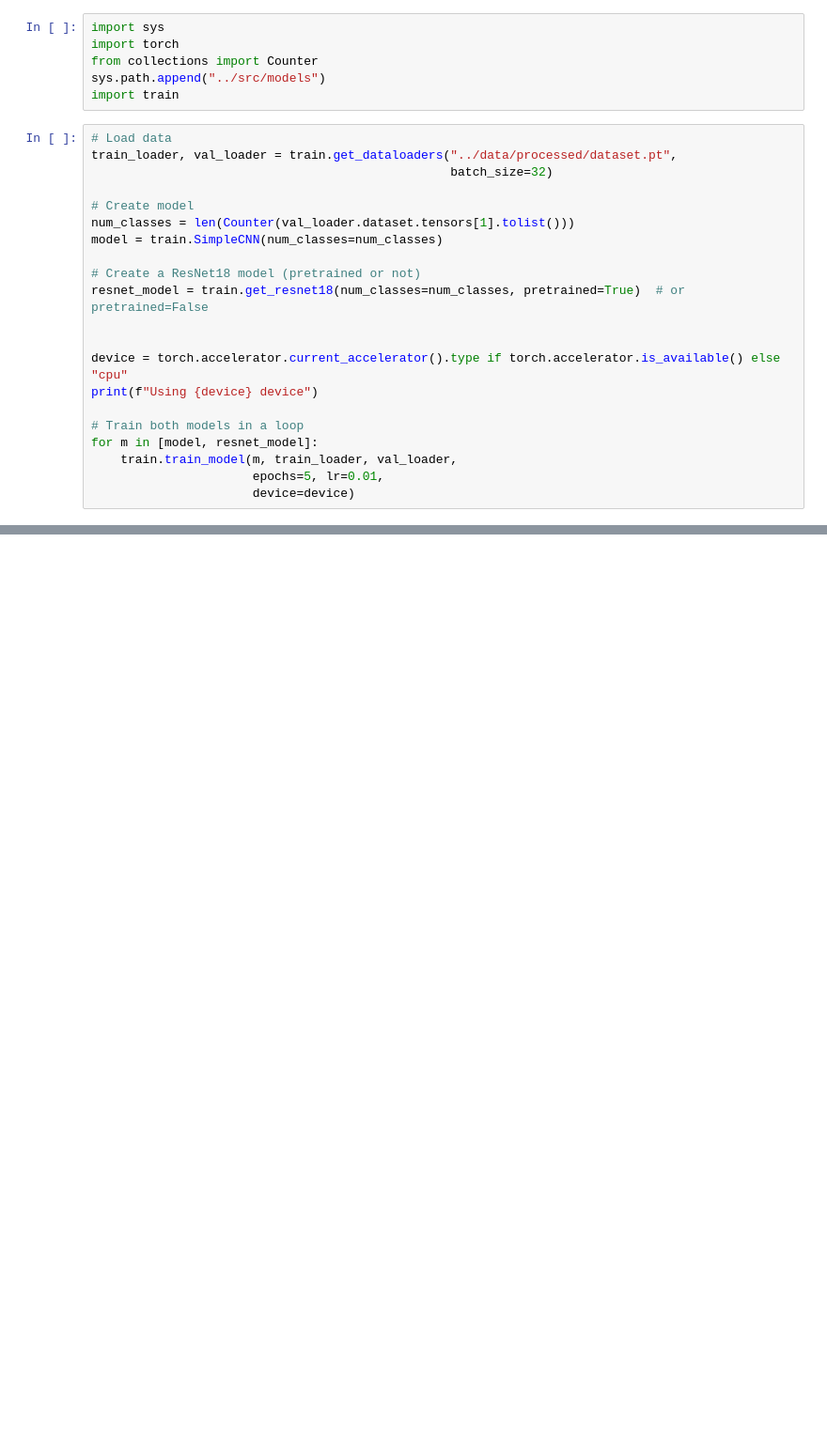
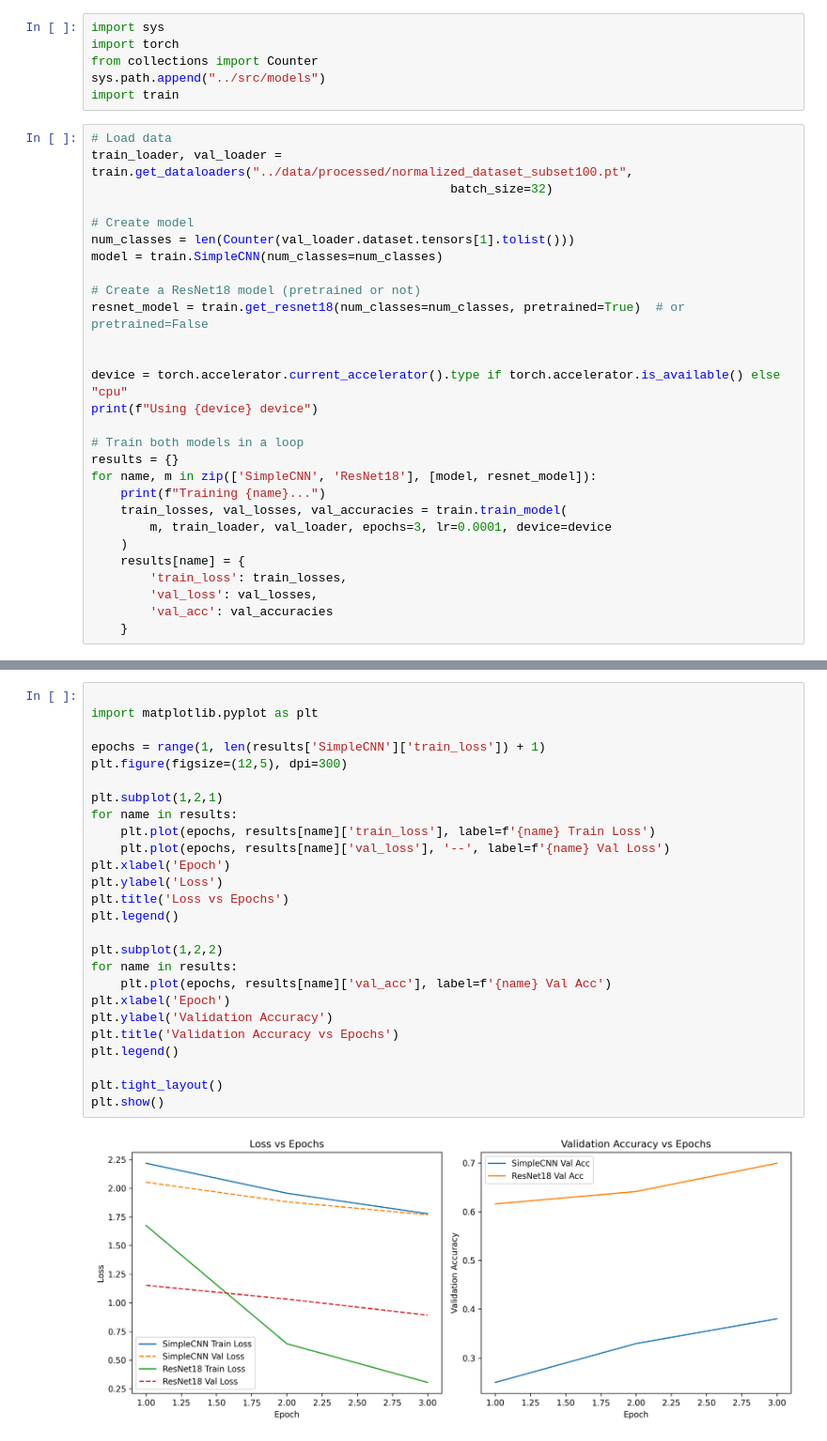
Before and after one commit to AgazW/RetinaDxAI, a Jupyter notebook: notebooks/train.ipynb, the cells around one changed output, grey strips where cells are left out. Shown at 94% size. Drawn from its saved outputs; the diff is of its cells as text; blank space fills up the shorter version.

```diff
--- a/notebooks/train.ipynb
+++ b/notebooks/train.ipynb
@@ -6,7 +6,7 @@ sys.path.append("../src/models")
 import train
 # %%
 # Load data
-train_loader, val_loader = train.get_dataloaders("../data/processed/dataset.pt",
+train_loader, val_loader = train.get_dataloaders("../data/processed/normalized_dataset_subset100.pt",
                                                  batch_size=32)
 
 # Create model
@@ -21,9 +21,16 @@ device = torch.accelerator.current_accelerator().type if torch.accelerator.is_av
 print(f"Using {device} device")
 
 # Train both models in a loop
-for m in [model, resnet_model]:
-    train.train_model(m, train_loader, val_loader,
-                      epochs=5, lr=0.01,
-                      device=device)
+results = {}
+for name, m in zip(['SimpleCNN', 'ResNet18'], [model, resnet_model]):
+    print(f"Training {name}...")
+    train_losses, val_losses, val_accuracies = train.train_model(
+        m, train_loader, val_loader, epochs=3, lr=0.0001, device=device
+    )
+    results[name] = {
+        'train_loss': train_losses,
+        'val_loss': val_losses,
+        'val_acc': val_accuracies
+    }
 # %% [output]
 Using mps device
@@ -44,0 +45,28 @@ AttributeError: module 'train' has no attribute 'get_resnet18'
+# %%
+
+import matplotlib.pyplot as plt
+
+epochs = range(1, len(results['SimpleCNN']['train_loss']) + 1)
+plt.figure(figsize=(12,5), dpi=300)
+
+plt.subplot(1,2,1)
+for name in results:
+    plt.plot(epochs, results[name]['train_loss'], label=f'{name} Train Loss')
+    plt.plot(epochs, results[name]['val_loss'], '--', label=f'{name} Val Loss')
+plt.xlabel('Epoch')
+plt.ylabel('Loss')
+plt.title('Loss vs Epochs')
+plt.legend()
+
+plt.subplot(1,2,2)
+for name in results:
+    plt.plot(epochs, results[name]['val_acc'], label=f'{name} Val Acc')
+plt.xlabel('Epoch')
+plt.ylabel('Validation Accuracy')
+plt.title('Validation Accuracy vs Epochs')
+plt.legend()
+
+plt.tight_layout()
+plt.show()
+# %% [output]
+[figure, added]
```
Also changed, not shown: parts of 2 cells of this notebook.
